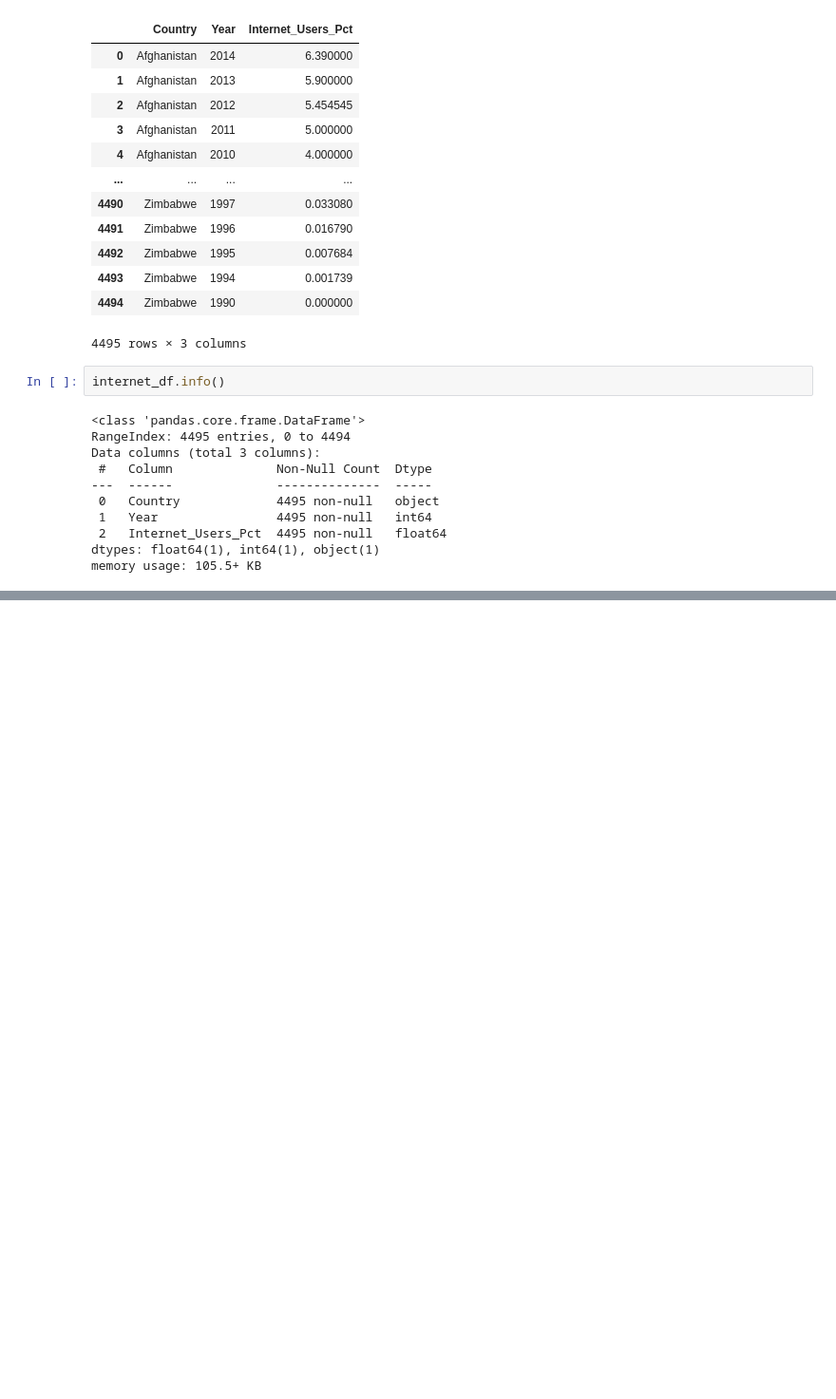
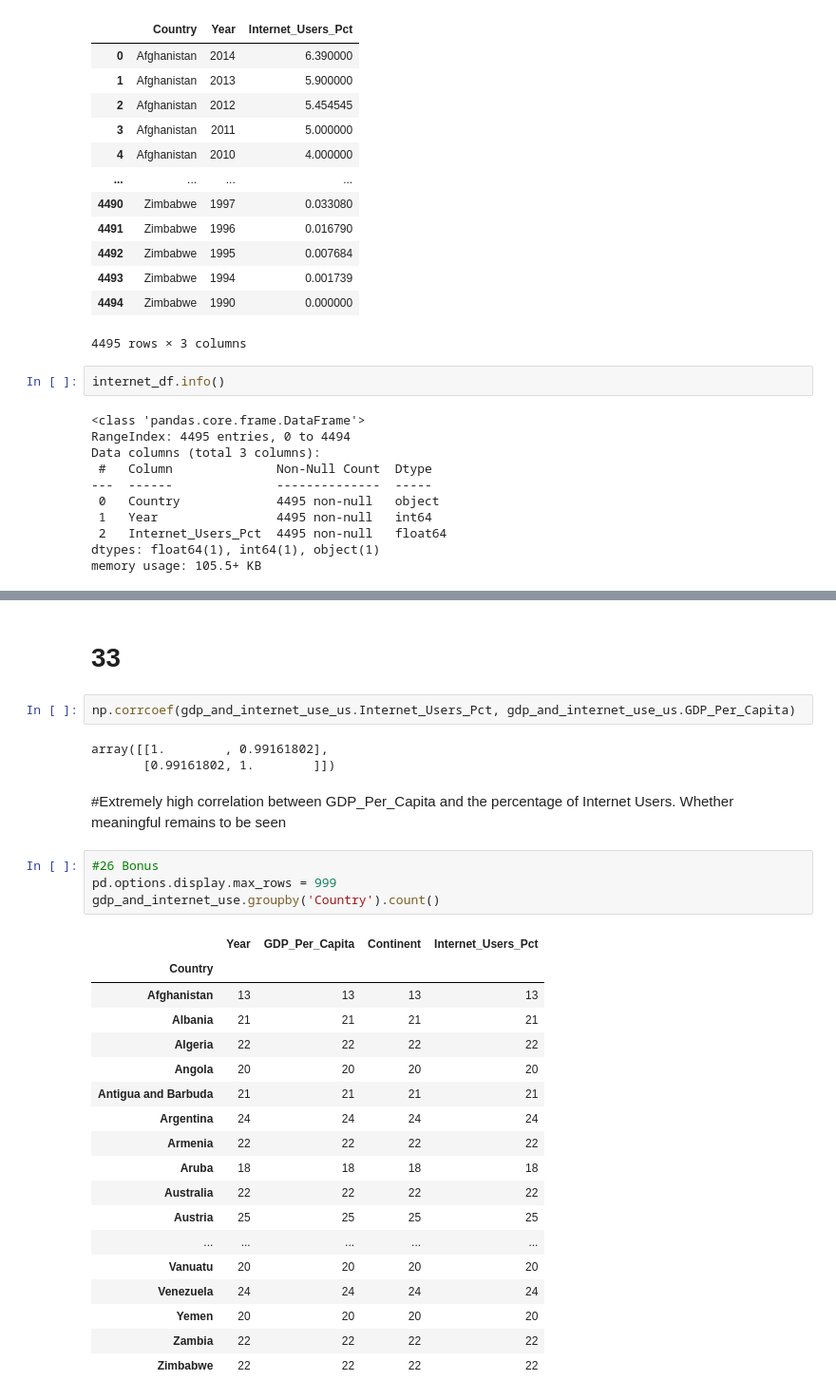
Before and after one commit to nss-data-science-cohort-4/dq1-undata-dailyp, a Jupyter notebook: notebooks/UN_data_exploration.ipynb, the cells around one changed output, grey strips where cells are left out. Shown: that part at 95% size. Saved outputs shown, nothing was run; the diff lists cells and outputs as text; blank space fills up the shorter version.

Commit message:
finished through 33, now working on 26 bonus

```diff
--- a/notebooks/UN_data_exploration.ipynb
+++ b/notebooks/UN_data_exploration.ipynb
@@ -354,0 +752,32 @@ internet_df[internet_df['Internet_Users_Pct']>0].sort_values(by = 'Year')
+# %% [markdown]
+# 33
+# %%
+np.corrcoef(gdp_and_internet_use_us.Internet_Users_Pct, gdp_and_internet_use_us.GDP_Per_Capita)
+# %% [output]
+array([[1.        , 0.99161802],
+       [0.99161802, 1.        ]])
+# %% [markdown]
+#Extremely high correlation between GDP_Per_Capita and the percentage of Internet Users.  Whether meaningful remains to be seen
+# %%
+#26 Bonus
+pd.options.display.max_rows = 999
+gdp_and_internet_use.groupby('Country').count()
+# %% [output]
+|  | Year | GDP_Per_Capita | Continent | Internet_Users_Pct |
+| Country |  |  |  |  |
+| Afghanistan | 13 | 13 | 13 | 13 |
+| Albania | 21 | 21 | 21 | 21 |
+| Algeria | 22 | 22 | 22 | 22 |
+| Angola | 20 | 20 | 20 | 20 |
+| Antigua and Barbuda | 21 | 21 | 21 | 21 |
+| Argentina | 24 | 24 | 24 | 24 |
+| Armenia | 22 | 22 | 22 | 22 |
+| Aruba | 18 | 18 | 18 | 18 |
+| Australia | 22 | 22 | 22 | 22 |
+| Austria | 25 | 25 | 25 | 25 |
+| ... | ... | ... | ... | ... |
+| Vanuatu | 20 | 20 | 20 | 20 |
+| Venezuela | 24 | 24 | 24 | 24 |
+| Yemen | 20 | 20 | 20 | 20 |
+| Zambia | 22 | 22 | 22 | 22 |
+| Zimbabwe | 22 | 22 | 22 | 22 |
```
Also changed, not shown: parts of 52 cells of this notebook.
